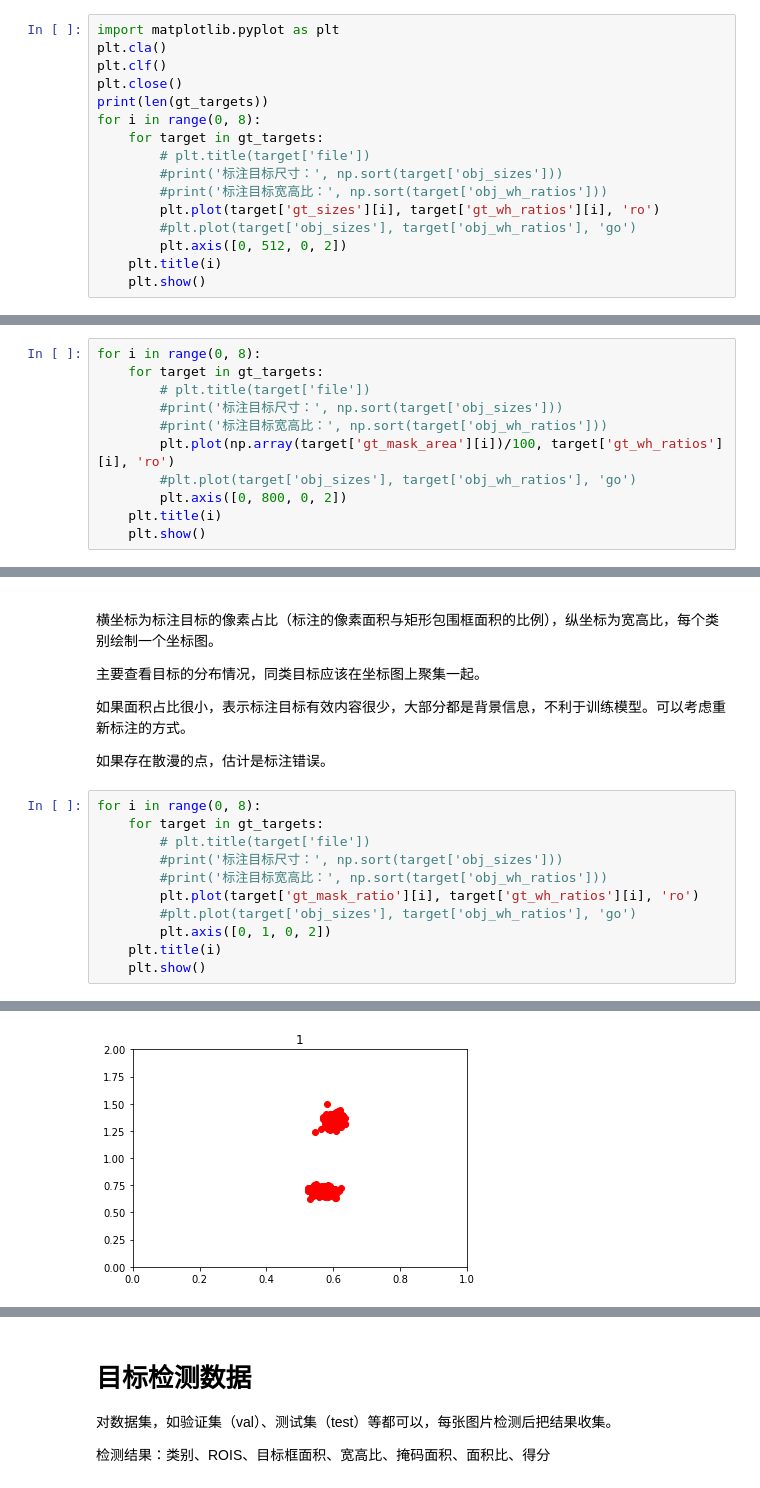
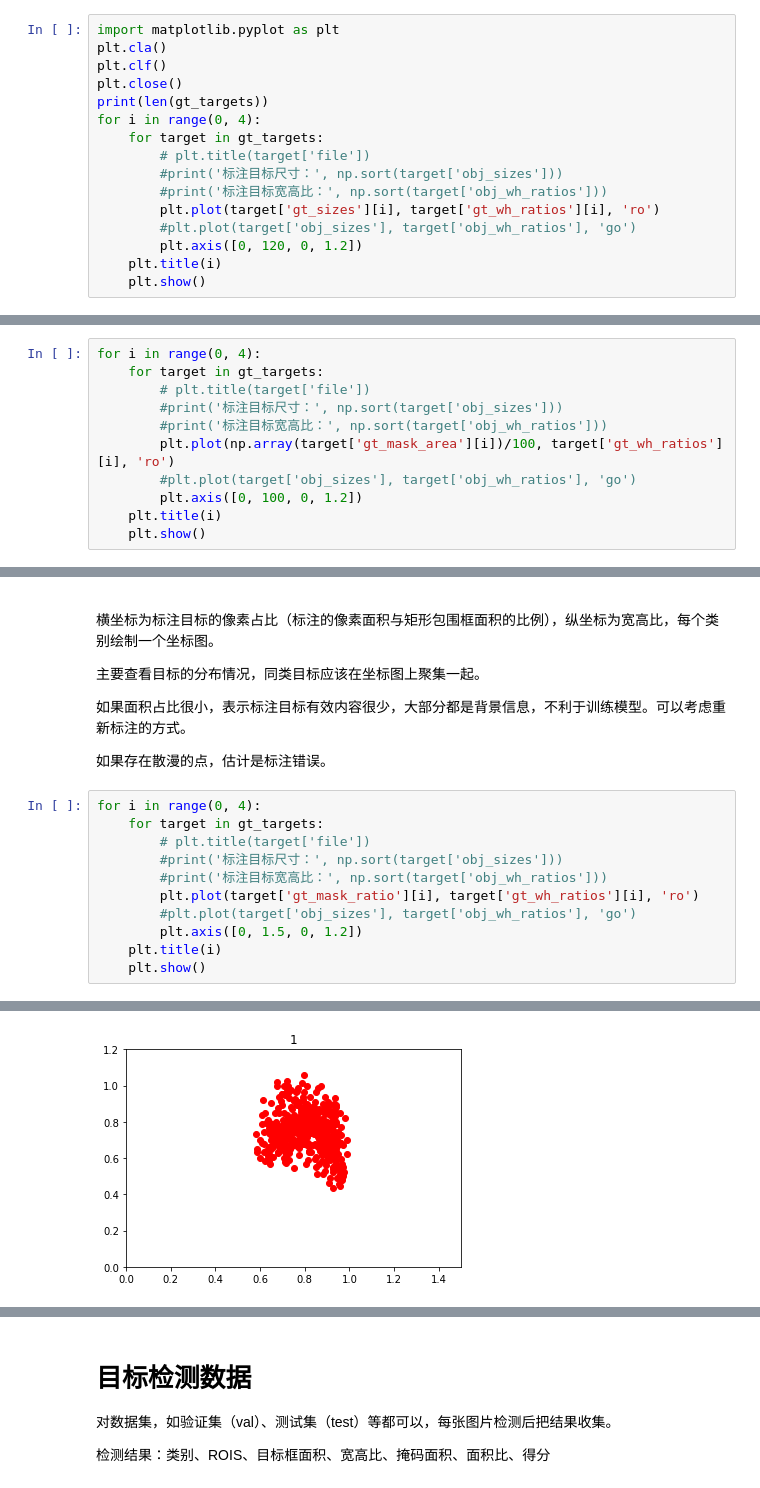
Before and after one commit to Dashark/Mask_RCNN, a Jupyter notebook: statis_gts.ipynb, the cells around one changed output, grey strips where cells are left out. Cells and saved outputs as stored; diff of their text form.

```diff
--- a/statis_gts.ipynb
+++ b/statis_gts.ipynb
@@ -318,14 +307,14 @@ plt.cla()
 plt.clf()
 plt.close()
 print(len(gt_targets))
-for i in range(0, 8):
+for i in range(0, 4):
     for target in gt_targets:
         # plt.title(target['file'])
         #print('标注目标尺寸：', np.sort(target['obj_sizes']))
         #print('标注目标宽高比：', np.sort(target['obj_wh_ratios']))
         plt.plot(target['gt_sizes'][i], target['gt_wh_ratios'][i], 'ro')
         #plt.plot(target['obj_sizes'], target['obj_wh_ratios'], 'go')
-        plt.axis([0, 512, 0, 2])
+        plt.axis([0, 120, 0, 1.2])
     plt.title(i)
     plt.show()
 # %% [output]
@@ -347,14 +332,14 @@ for i in range(0, 8):
 
 如果存在散漫的点，估计是标注错误。
 # %%
-for i in range(0, 8):
+for i in range(0, 4):
     for target in gt_targets:
         # plt.title(target['file'])
         #print('标注目标尺寸：', np.sort(target['obj_sizes']))
         #print('标注目标宽高比：', np.sort(target['obj_wh_ratios']))
         plt.plot(np.array(target['gt_mask_area'][i])/100, target['gt_wh_ratios'][i], 'ro')
         #plt.plot(target['obj_sizes'], target['obj_wh_ratios'], 'go')
-        plt.axis([0, 800, 0, 2])
+        plt.axis([0, 100, 0, 1.2])
     plt.title(i)
     plt.show()
 # %% [output]
@@ -377,14 +358,14 @@ for i in range(0, 8):
 
 如果存在散漫的点，估计是标注错误。
 # %%
-for i in range(0, 8):
+for i in range(0, 4):
     for target in gt_targets:
         # plt.title(target['file'])
         #print('标注目标尺寸：', np.sort(target['obj_sizes']))
         #print('标注目标宽高比：', np.sort(target['obj_wh_ratios']))
         plt.plot(target['gt_mask_ratio'][i], target['gt_wh_ratios'][i], 'ro')
         #plt.plot(target['obj_sizes'], target['obj_wh_ratios'], 'go')
-        plt.axis([0, 1, 0, 2])
+        plt.axis([0, 1.5, 0, 1.2])
     plt.title(i)
     plt.show()
 # %% [output]
@@ -392 +373 @@ for i in range(0, 8):
-[figure, old version]
+[figure, new version]
```
Also changed, not shown: parts of 5 cells of this notebook, 1 other file.
